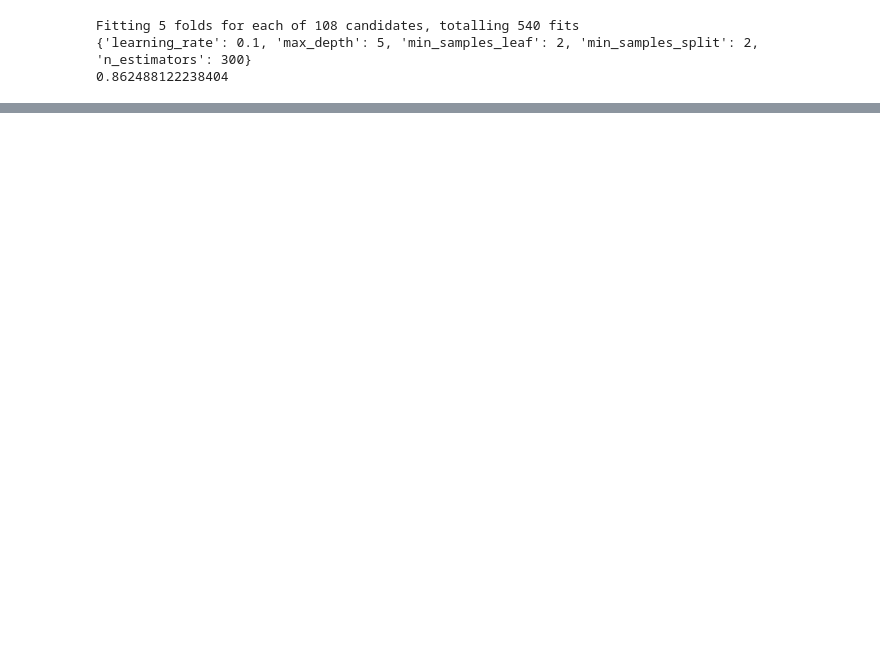
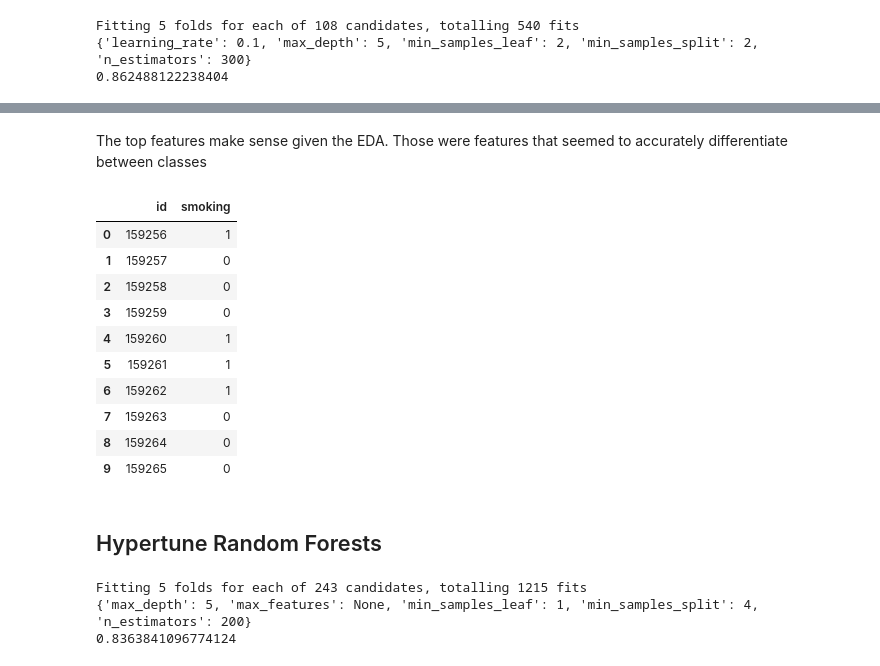
Before and after one commit to beatrzm/personal-projects, a Jupyter notebook: kaggle competitions/smoker status/smoker.ipynb, the cells around one changed output, grey strips where cells are left out. Drawn from its saved outputs; the diff is of its cells as text; code cells hidden in the pictures; blank space fills up the shorter version.

```diff
--- a/kaggle competitions/smoker status/smoker.ipynb
+++ b/kaggle competitions/smoker status/smoker.ipynb
@@ -352,6 +366,8 @@ scaler.fit(xtrain) #deafult scale is 0-1
 
 scaledxtrain = scaler.transform(xtrain)
 scaledxtest = scaler.transform(xtest)
+val_id = data_val['id']
+data_val = data_val.drop('id', axis=1)
 scaledval = scaler.transform(data_val)
 # %% [markdown]
 ## Test several of default models (scaled vs unscaled)
@@ -467,0 +521,50 @@ Fitting 5 folds for each of 108 candidates, totalling 540 fits
+# %% [markdown]
+The top features make sense given the EDA. Those were features that seemed to accurately differentiate between classes
+# %%
+# predict
+
+predictions = best_gbc.predict(scaledval)
+
+# submission
+
+submission = pd.DataFrame({'id': val_id, 'smoking': predictions})
+submission.to_csv('submission.csv', index=False)
+
+submission.head(10) # got 0.78691 on kaggle
+# %% [output]
+|  | id | smoking |
+| 0 | 159256 | 1 |
+| 1 | 159257 | 0 |
+| 2 | 159258 | 0 |
+| 3 | 159259 | 0 |
+| 4 | 159260 | 1 |
+| 5 | 159261 | 1 |
+| 6 | 159262 | 1 |
+| 7 | 159263 | 0 |
+| 8 | 159264 | 0 |
+| 9 | 159265 | 0 |
+# %% [markdown]
+## Hypertune Random Forests
+# %%
+# hypertune random forests
+
+param_grid = {
+    'n_estimators': [50, 100, 200],  # Number of trees in the forest
+    'max_depth': [3, 4, 5],  # Maximum depth of the tree
+    'min_samples_split': [2, 3, 4],  # Minimum number of samples required to split an internal node
+    'min_samples_leaf': [1, 2, 3],  # Minimum number of samples required to be at a leaf node
+    'max_features': [None, 'sqrt', 'log2'],  # Number of features to consider when looking for the best split
+}
+
+modelrf_tuned = RandomForestClassifier()
+
+modelrf_cv = model_selection.GridSearchCV(modelrf_tuned, param_grid=param_grid, cv=small_cvsplit, scoring='roc_auc', n_jobs=-1, verbose=2)
+
+modelrf_cv.fit(scaledxtrain, ytrain)
+
+print(modelrf_cv.best_params_)
+print(modelrf_cv.best_score_)
+# %% [output]
+Fitting 5 folds for each of 243 candidates, totalling 1215 fits
+{'max_depth': 5, 'max_features': None, 'min_samples_leaf': 1, 'min_samples_split': 4, 'n_estimators': 200}
+0.8363841096774124
```
Also changed, not shown: parts of 7 cells of this notebook.
